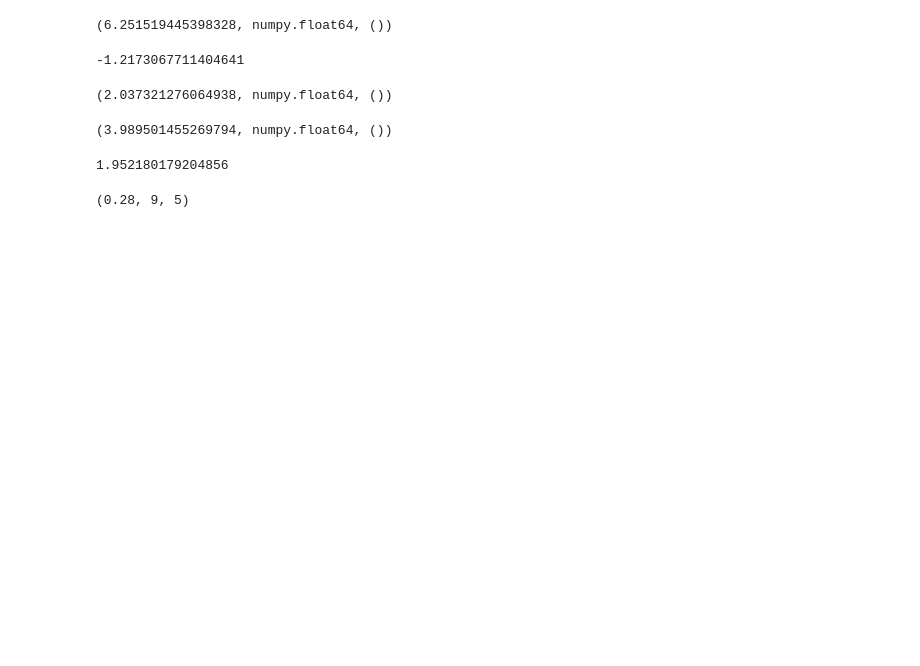
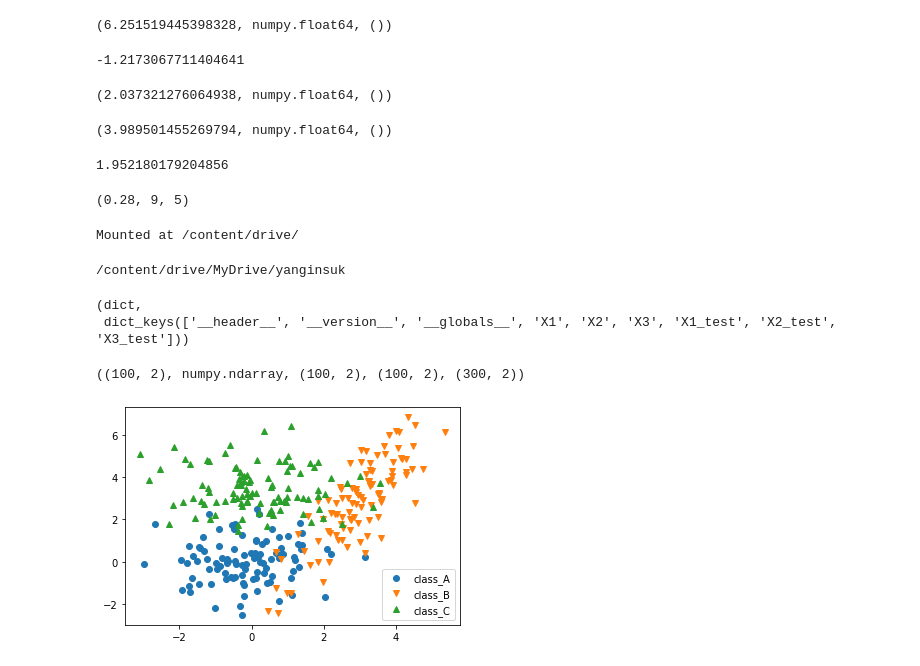
Before and after one commit to yojulab/knou_study_machinglearning, a Jupyter notebook: codes/yanginsuk/02_패턴인식기_2차원데이터.ipynb, the cells around one changed output. Saved outputs shown, nothing was run; the diff lists cells and outputs as text; code cells hidden in the pictures; blank space fills up the shorter version.

Commit message:
Colaboratory를 통해 생성됨

```diff
--- a/codes/yanginsuk/02_패턴인식기_2차원데이터.ipynb
+++ b/codes/yanginsuk/02_패턴인식기_2차원데이터.ipynb
@@ -132,3 +132,39 @@ for idx in range(row_count):
 (class_A_error_count + class_B_error_count) / row_count, class_A_error_count, class_B_error_count
 # %% [output]
 (0.28, 9, 5)
+# %%
+from google.colab import drive
+drive.mount('/content/drive/')
+# %% [output]
+Mounted at /content/drive/
+# %%
+cd /content/drive/MyDrive/yanginsuk
+# %% [output]
+/content/drive/MyDrive/yanginsuk
+# %%
+# read dataset file
+import scipy.io
+mat = scipy.io.loadmat('./dataCh4_7.mat')
+type(mat), mat.keys()
+# %% [output]
+(dict,
+ dict_keys(['__header__', '__version__', '__globals__', 'X1', 'X2', 'X3', 'X1_test', 'X2_test', 'X3_test']))
+# %%
+import numpy as np
+class_kernel_count = 3
+class_A = mat['X1']
+class_B = mat['X2']
+class_C = mat['X3']
+class_All = np.vstack([class_A, class_B, class_C])
+class_A.shape, type(class_A), class_B.shape, class_C.shape, class_All.shape
+# %% [output]
+((100, 2), numpy.ndarray, (100, 2), (100, 2), (300, 2))
+# %%
+import matplotlib.pyplot as plt
+plt.plot(class_A[:,0], class_A[:,1], marker='o', linestyle='None', label='class_A')
+plt.plot(class_B[:,0], class_B[:,1], marker='v', linestyle='None', label='class_B')
+plt.plot(class_C[:,0], class_C[:,1], marker='^', linestyle='None', label='class_C')
+plt.legend()
+plt.show()
+# %% [output]
+[figure, added]
```
